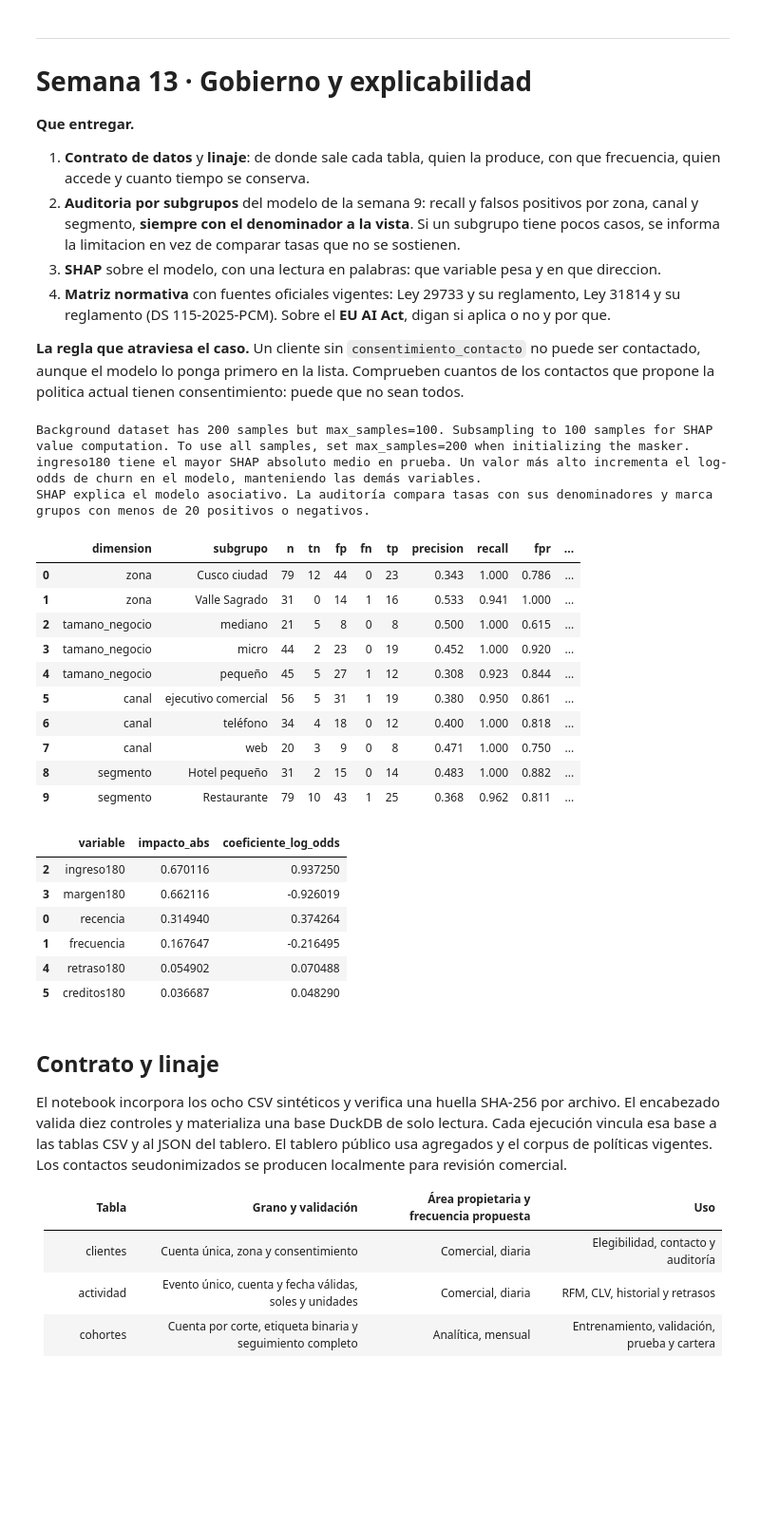
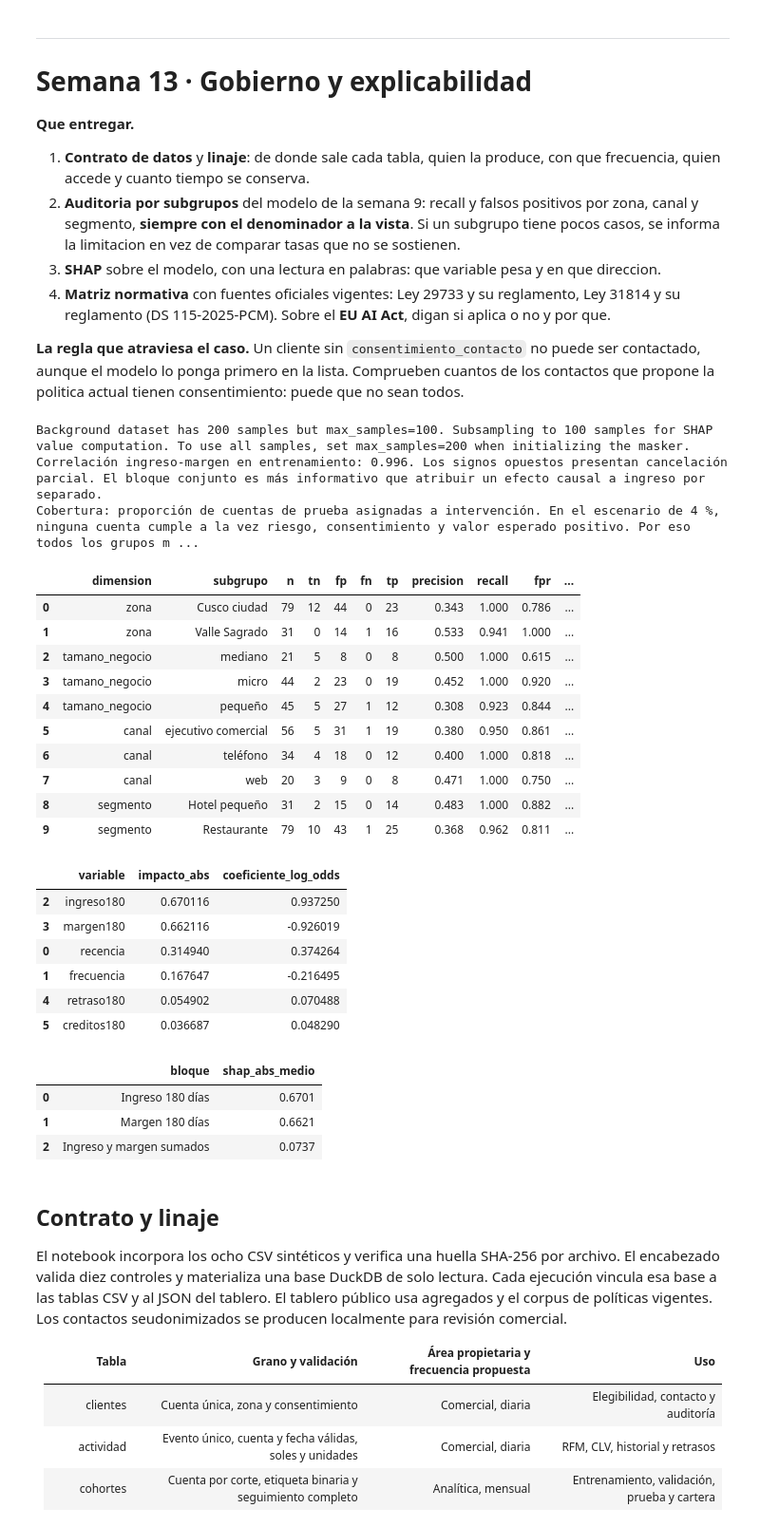
Before and after one commit to jhadir08/analitica-empresarial-integrada, a Jupyter notebook: PMD2/Checkpoint_Suministros_Sur_Eq1.ipynb, the cells around one changed output. Shown at 95% size. Drawn from its saved outputs; the diff is of its cells as text; code cells hidden in the pictures; blank space fills up the shorter version.

```diff
--- a/PMD2/Checkpoint_Suministros_Sur_Eq1.ipynb
+++ b/PMD2/Checkpoint_Suministros_Sur_Eq1.ipynb
@@ -7829,39 +11364,48 @@ auditoria = audit(test,metricas["umbral"])
 display(auditoria.round(3))
 scaler, reg = modelo.steps[0][1], modelo.steps[1][1]
 background = scaler.transform(train.sample(n=min(200,len(train)),random_state=SEMILLA)[FEATURES])
 x = scaler.transform(test[FEATURES])
 sv = shap.LinearExplainer(reg,background)(x).values
 assert np.isfinite(sv).all()
 shap_resumen=pd.DataFrame({"variable":FEATURES,"impacto_abs":abs(sv).mean(axis=0),
                           "coeficiente_log_odds":reg.coef_[0]}).sort_values("impacto_abs",ascending=False)
 display(shap_resumen)
-leader=shap_resumen.iloc[0]
-sentido="incrementa" if leader.coeficiente_log_odds>0 else "reduce"
-print(f"{leader.variable} tiene el mayor SHAP absoluto medio en prueba. Un valor más alto {sentido} el log-odds de churn en el modelo, manteniendo las demás variables.")
-print("SHAP explica el modelo asociativo. La auditoría compara tasas con sus denominadores y marca grupos con menos de 20 positivos o negativos.")
+par = [FEATURES.index("ingreso180"), FEATURES.index("margen180")]
+correlacion = train[["ingreso180","margen180"]].corr().iloc[0,1]
+impactos = pd.DataFrame({
+    "bloque": ["Ingreso 180 días", "Margen 180 días", "Ingreso y margen sumados"],
+    "shap_abs_medio": [abs(sv[:,par[0]]).mean(), abs(sv[:,par[1]]).mean(), abs(sv[:,par].sum(axis=1)).mean()],
+})
+display(impactos.round(4))
+print(f"Correlación ingreso-margen en entrenamiento: {correlacion:.3f}. Los signos opuestos presentan cancelación parcial. El bloque conjunto es más informativo que atribuir un efecto causal a ingreso por separado.")
+print("Cobertura: proporción de cuentas de prueba asignadas a intervención. En el escenario de 4 %, ninguna cuenta cumple a la vez riesgo, consentimiento y valor esperado positivo. Por eso todos los grupos muestran 0 %.")
 ''')
 # %% [output]
 Background dataset has 200 samples but max_samples=100. Subsampling to 100 samples for SHAP value computation. To use all samples, set max_samples=200 when initializing the masker.
-ingreso180 tiene el mayor SHAP absoluto medio en prueba. Un valor más alto incrementa el log-odds de churn en el modelo, manteniendo las demás variables.
-SHAP explica el modelo asociativo. La auditoría compara tasas con sus denominadores y marca grupos con menos de 20 positivos o negativos.
+Correlación ingreso-margen en entrenamiento: 0.996. Los signos opuestos presentan cancelación parcial. El bloque conjunto es más informativo que atribuir un efecto causal a ingreso por separado.
+Cobertura: proporción de cuentas de prueba asignadas a intervención. En el escenario de 4 %, ninguna cuenta cumple a la vez riesgo, consentimiento y valor esperado positivo. Por eso todos los grupos m ...
 |  | dimension | subgrupo | n | tn | fp | fn | tp | precision | recall | fpr | ... |
 | 0 | zona | Cusco ciudad | 79 | 12 | 44 | 0 | 23 | 0.343 | 1.000 | 0.786 | ... |
 | 1 | zona | Valle Sagrado | 31 | 0 | 14 | 1 | 16 | 0.533 | 0.941 | 1.000 | ... |
 | 2 | tamano_negocio | mediano | 21 | 5 | 8 | 0 | 8 | 0.500 | 1.000 | 0.615 | ... |
 | 3 | tamano_negocio | micro | 44 | 2 | 23 | 0 | 19 | 0.452 | 1.000 | 0.920 | ... |
 | 4 | tamano_negocio | pequeño | 45 | 5 | 27 | 1 | 12 | 0.308 | 0.923 | 0.844 | ... |
 | 5 | canal | ejecutivo comercial | 56 | 5 | 31 | 1 | 19 | 0.380 | 0.950 | 0.861 | ... |
 | 6 | canal | teléfono | 34 | 4 | 18 | 0 | 12 | 0.400 | 1.000 | 0.818 | ... |
 | 7 | canal | web | 20 | 3 | 9 | 0 | 8 | 0.471 | 1.000 | 0.750 | ... |
 | 8 | segmento | Hotel pequeño | 31 | 2 | 15 | 0 | 14 | 0.483 | 1.000 | 0.882 | ... |
 | 9 | segmento | Restaurante | 79 | 10 | 43 | 1 | 25 | 0.368 | 0.962 | 0.811 | ... |
 |  | variable | impacto_abs | coeficiente_log_odds |
 | 2 | ingreso180 | 0.670116 | 0.937250 |
 | 3 | margen180 | 0.662116 | -0.926019 |
 | 0 | recencia | 0.314940 | 0.374264 |
 | 1 | frecuencia | 0.167647 | -0.216495 |
 | 4 | retraso180 | 0.054902 | 0.070488 |
 | 5 | creditos180 | 0.036687 | 0.048290 |
+|  | bloque | shap_abs_medio |
+| 0 | Ingreso 180 días | 0.6701 |
+| 1 | Margen 180 días | 0.6621 |
+| 2 | Ingreso y margen sumados | 0.0737 |
 # %% [markdown]
 ## Contrato y linaje
 
```
Also changed, not shown: parts of 13 cells of this notebook, 3 other files.
